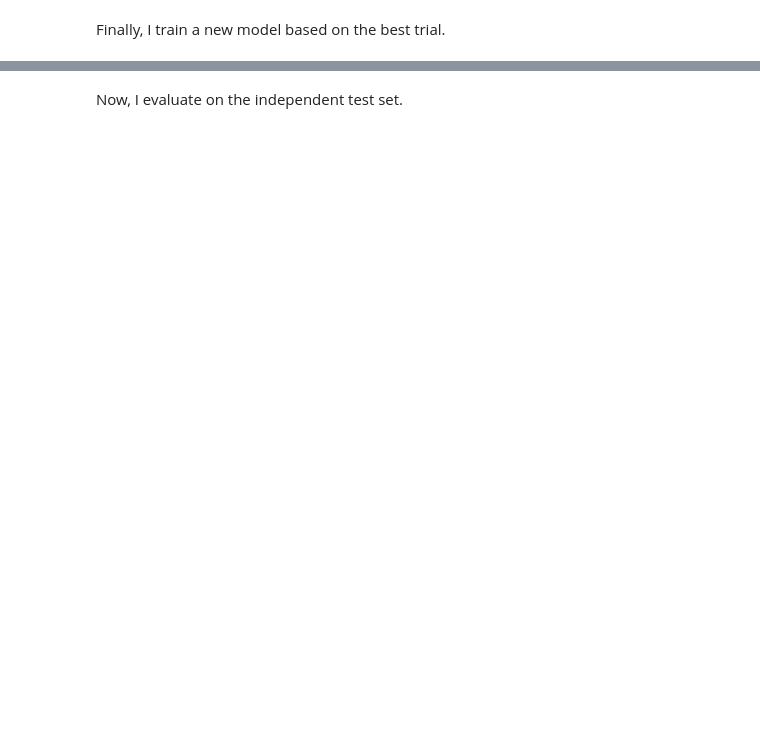
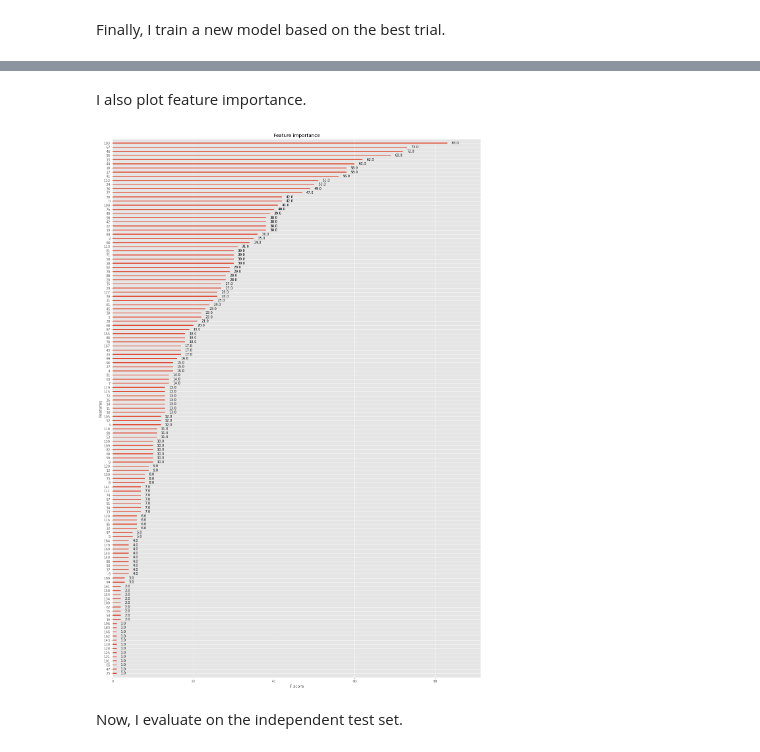
Before and after one commit to ayushnoori/graph-bbb, a Jupyter notebook: scripts/train_xgboost.ipynb, the cells around one changed output, grey strips where cells are left out. Drawn from its saved outputs; the diff is of its cells as text; code cells hidden in the pictures; blank space fills up the shorter version.

```diff
--- a/scripts/train_xgboost.ipynb
+++ b/scripts/train_xgboost.ipynb
@@ -225,3 +272,11 @@ best_xgb_model.load_model(model_dir + "xgboost_model_{}.json".format(best_trial.
+# %% [markdown]
+I also plot feature importance.
+# %%
+xgb.plot_importance(best_xgb_model)
+plt.rcParams['figure.figsize'] = [10, 30]
+plt.savefig(fig_name("FeatureImportance"), dpi = 900)
+# %% [output]
+[figure, added]
 # %% [markdown]
 Now, I evaluate on the independent test set.
 # %%
```
Also changed, not shown: parts of 14 cells of this notebook, 29 other files.
